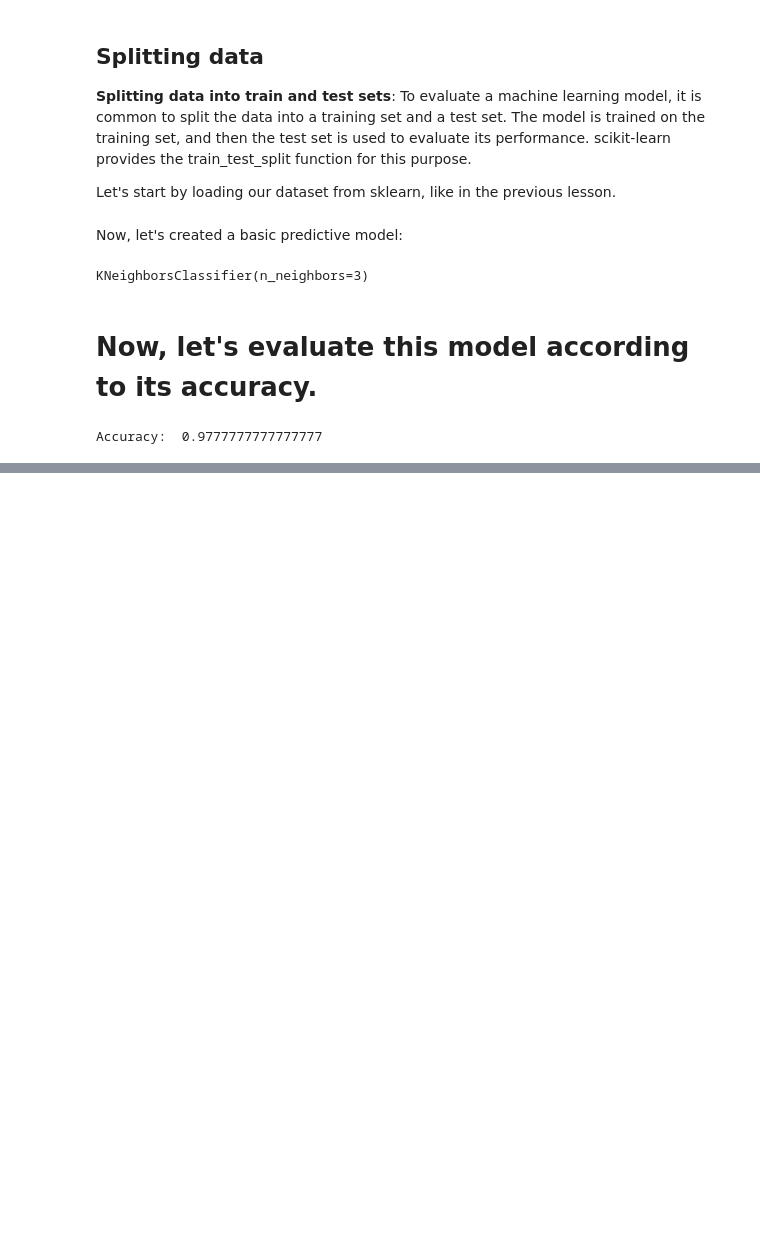
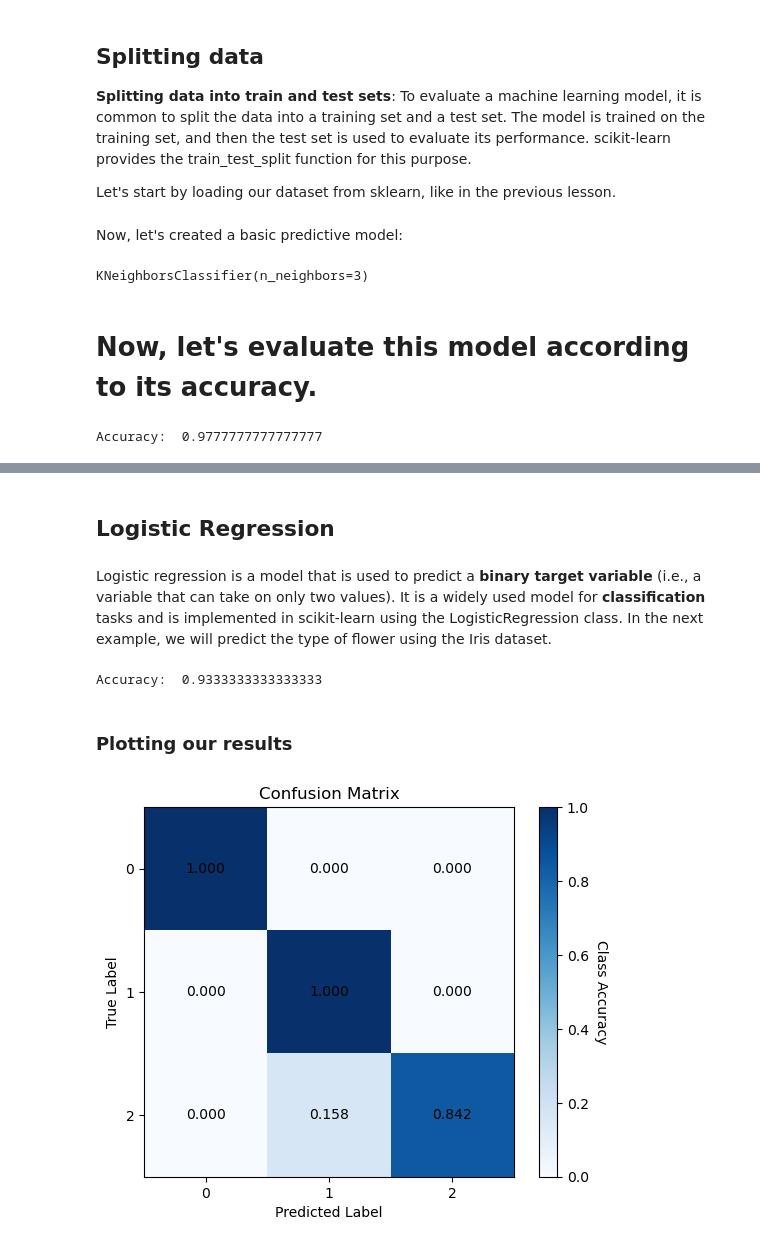
Before and after one commit to sormazabal/IntroToPython2022, a Jupyter notebook: Week6/Week6.ipynb, the cells around one changed output, grey strips where cells are left out. Drawn from its saved outputs; the diff is of its cells as text; code cells hidden in the pictures; blank space fills up the shorter version.

```diff
--- a/Week6/Week6.ipynb
+++ b/Week6/Week6.ipynb
@@ -94,0 +101,79 @@ Accuracy:  0.9777777777777777
+# %% [markdown]
+## Logistic Regression
+# %% [markdown]
+Logistic regression is a model that is used to predict a **binary target variable** (i.e., a variable that can take on only two values). It is a widely used model for **classification** tasks and is implemented in scikit-learn using the LogisticRegression class.
+In the next example, we will predict the type of flower using the Iris dataset.
+# %%
+from sklearn.datasets import load_iris
+from sklearn.linear_model import LogisticRegression
+from sklearn.model_selection import train_test_split
+
+# Load the Iris dataset
+x, y = load_iris(return_X_y=True)
+#x is a list of the features
+#y is a list of the labels (0, 1, or 2), the species of the iris
+# 0 = setosa, 1 = versicolor, 2 = virginica
+# The features are:
+# sepal length in cm
+# sepal width in cm
+# petal length in cm
+# petal width in cm
+
+# Split the data into a training set and a test set
+x_train, x_test, y_train, y_test = train_test_split(x, y, test_size=0.3)
+
+# Train a logistic regression model
+model = LogisticRegression()
+model.fit(x_train, y_train)
+
+# Make predictions on the test data
+y_pred = model.predict(x_test)
+
+# Calculate the model's accuracy
+accuracy = model.score(x_test, y_test)
+print('Accuracy: ', accuracy)
+# %% [output]
+Accuracy:  0.9333333333333333
+# %% [markdown]
+### Plotting our results
+# %%
+import matplotlib.pyplot as plt
+from sklearn.metrics import confusion_matrix
+
+# Calculate the confusion matrix
+cm = confusion_matrix(y_test, y_pred)
+
+# Normalize the confusion matrix
+cm = cm.astype('float') / cm.sum(axis=1)[:, np.newaxis]
+
+# Create a figure and a subplot
+fig, ax = plt.subplots()
+
+# Plot the confusion matrix as a heatmap
+im = ax.imshow(cm, cmap='Blues')
+
+# Add labels and ticks
+ax.set_xlabel('Predicted Label')
+ax.set_ylabel('True Label')
+ax.set_xticks(np.arange(3))
+ax.set_yticks(np.arange(3))
+ax.set_xticklabels(['0', '1', '2'])
+ax.set_yticklabels(['0', '1', '2'])
+
+# Add a colorbar
+cbar = ax.figure.colorbar(im, ax=ax)
+cbar.ax.set_ylabel('Class Accuracy', rotation=-90, va="bottom")
+
+# Loop over data dimensions and create text annotations
+for i in range(3):
+    for j in range(3):
+        text = ax.text(j, i, '{:.3f}'.format(cm[i, j]),
+                       ha="center", va="center", color="black")
+
+# Set the title
+plt.title('Confusion Matrix')
+
+# Show the plot
+plt.show()
+# %% [output]
+[figure, added]
```
Also changed, not shown: parts of 6 cells of this notebook.
